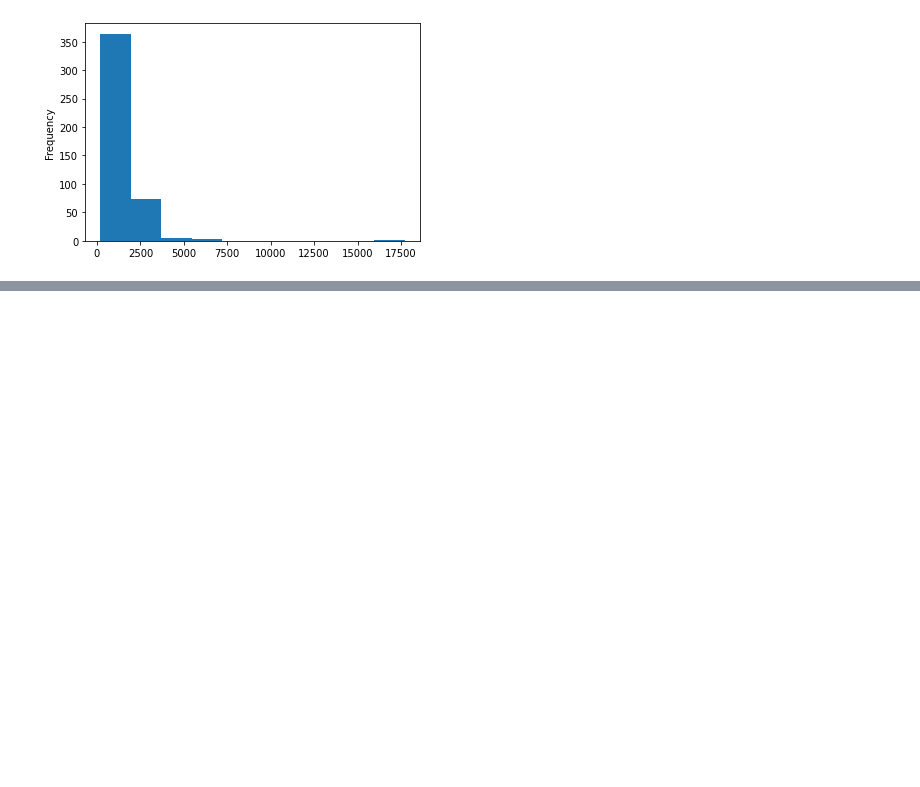
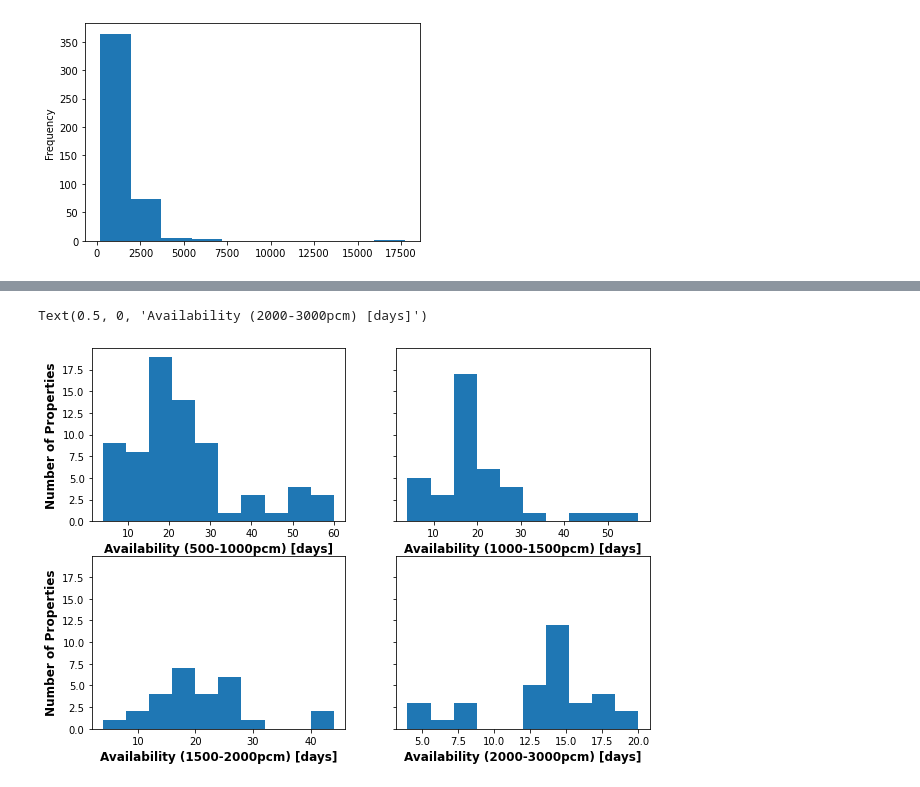
Before and after one commit to ManuelJua/zoopla_property_analysis, a Jupyter notebook: zoopla_scraper/zoopla_scraper/spiders/data_zoopla_analysis.ipynb, the cells around one changed output, grey strips where cells are left out. Cells and saved outputs as stored; diff of their text form; code cells hidden in the pictures; blank space fills up the shorter version.

```diff
--- a/zoopla_scraper/zoopla_scraper/spiders/data_zoopla_analysis.ipynb
+++ b/zoopla_scraper/zoopla_scraper/spiders/data_zoopla_analysis.ipynb
@@ -112,0 +162,20 @@ Text(0, 0.5, 'Number of properties available')
+# %%
+fig,ax=plt.subplots(2,2,figsize=(10,7),sharey=True)
+ax[0,0].hist(data_500_1000[(data_500_1000['waiting_period_days']>3) & (data_500_1000['waiting_period_days']<70)]['waiting_period_days'])
+ax[0,1].hist(data_1000_1500[(data_1000_1500['waiting_period_days']>3) & (data_1000_1500['waiting_period_days']<70)]['waiting_period_days'])
+ax[1,0].hist(data_1500_2000[(data_1500_2000['waiting_period_days']>3) & (data_1500_2000['waiting_period_days']<70)]['waiting_period_days'])
+ax[1,1].hist(data_2000_3000[(data_2000_3000['waiting_period_days']>3) & (data_2000_3000['waiting_period_days']<70)]['waiting_period_days'])
+
+ax[0,0].set_ylabel('Number of Properties',fontsize=12,fontweight='heavy')
+ax[1,0].set_ylabel('Number of Properties',fontsize=12,fontweight='heavy')
+
+ax[0,0].set_xlabel('Availability (500-1000pcm) [days]',fontsize=12,fontweight='heavy')
+ax[0,1].set_xlabel('Availability (1000-1500pcm) [days]',fontsize=12,fontweight='heavy')
+ax[1,0].set_xlabel('Availability (1500-2000pcm) [days]',fontsize=12,fontweight='heavy')
+ax[1,1].set_xlabel('Availability (2000-3000pcm) [days]',fontsize=12,fontweight='heavy')
+
+#Seems that in most cases the properties are available to be taken in the first 30 days,
+#except for the properties above 2000pcm. The waiting time is under 20 days for most of them
+# %% [output]
+Text(0.5, 0, 'Availability (2000-3000pcm) [days]')
+[figure, added]
```
Also changed, not shown: parts of 9 cells of this notebook, 5 other files.
